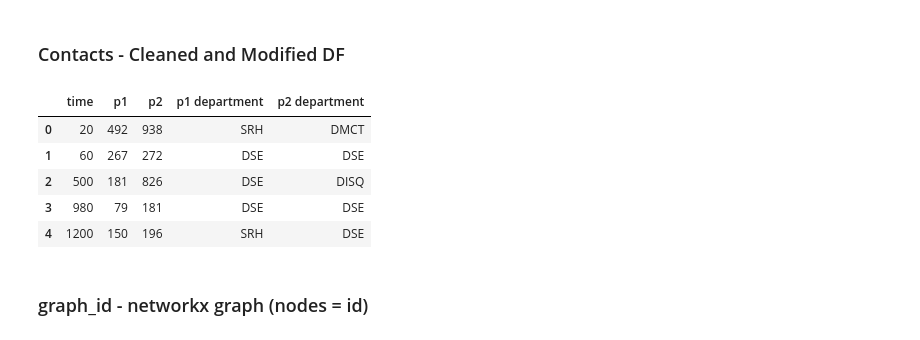
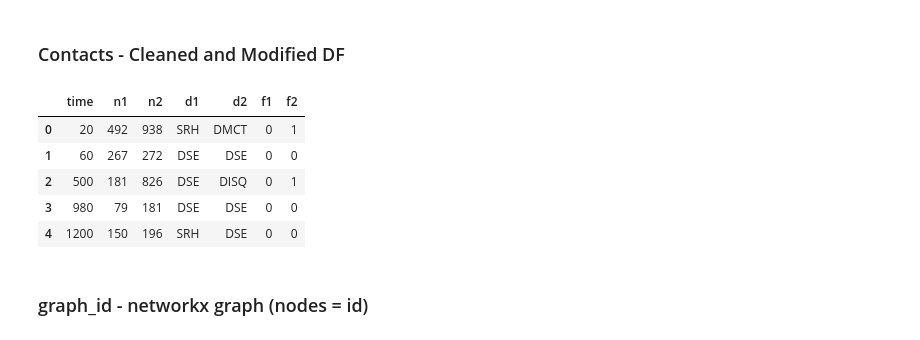
Before and after one commit to jeremyd1/Social-Networks, a Jupyter notebook: Workplace/scripts/w_contact.ipynb, the cells around one changed output. Cells and saved outputs as stored; diff of their text form; code cells hidden in the pictures.

```diff
--- a/Workplace/scripts/w_contact.ipynb
+++ b/Workplace/scripts/w_contact.ipynb
@@ -112,12 +181,12 @@ contacts.head()
 # %% [markdown]
 ### Contacts - Cleaned and Modified DF
 # %%
-contacts = contacts.rename(index = str, columns = {0 : "time", 1 : "p1", 2 : "p2"})
+contacts = contacts.rename(index = str, columns = {0 : "time", 1 : "n1", 2 : "n2"})
 contacts.head()
 # %% [output]
-|  | time | p1 | p2 | p1 department | p2 department |
-| 0 | 20 | 492 | 938 | SRH | DMCT |
-| 1 | 60 | 267 | 272 | DSE | DSE |
-| 2 | 500 | 181 | 826 | DSE | DISQ |
-| 3 | 980 | 79 | 181 | DSE | DSE |
-| 4 | 1200 | 150 | 196 | SRH | DSE |
+|  | time | n1 | n2 | d1 | d2 | f1 | f2 |
+| 0 | 20 | 492 | 938 | SRH | DMCT | 0 | 1 |
+| 1 | 60 | 267 | 272 | DSE | DSE | 0 | 0 |
+| 2 | 500 | 181 | 826 | DSE | DISQ | 0 | 1 |
+| 3 | 980 | 79 | 181 | DSE | DSE | 0 | 0 |
+| 4 | 1200 | 150 | 196 | SRH | DSE | 0 | 0 |
```
Also changed, not shown: parts of 27 cells of this notebook, 5 other files.
